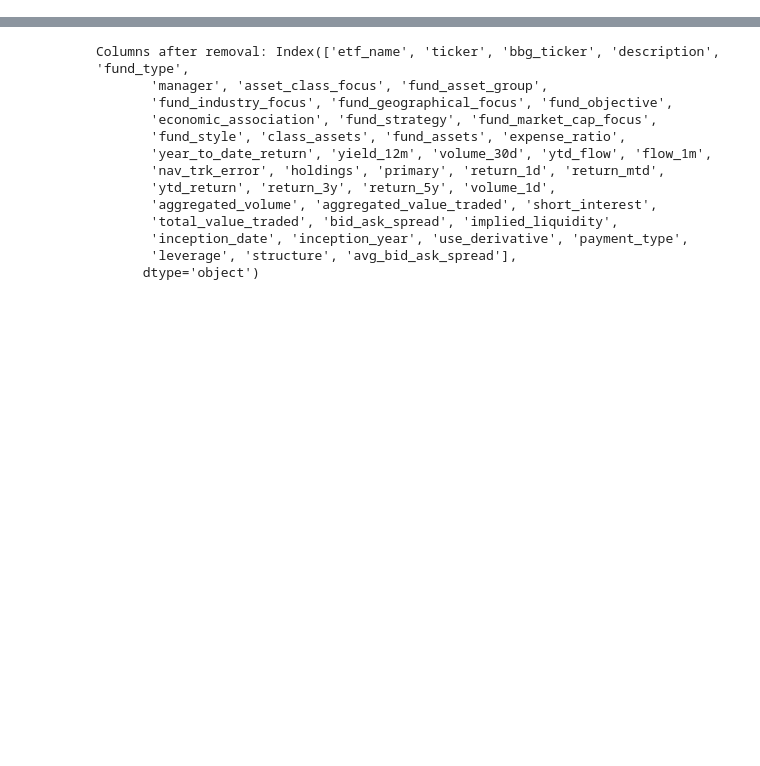
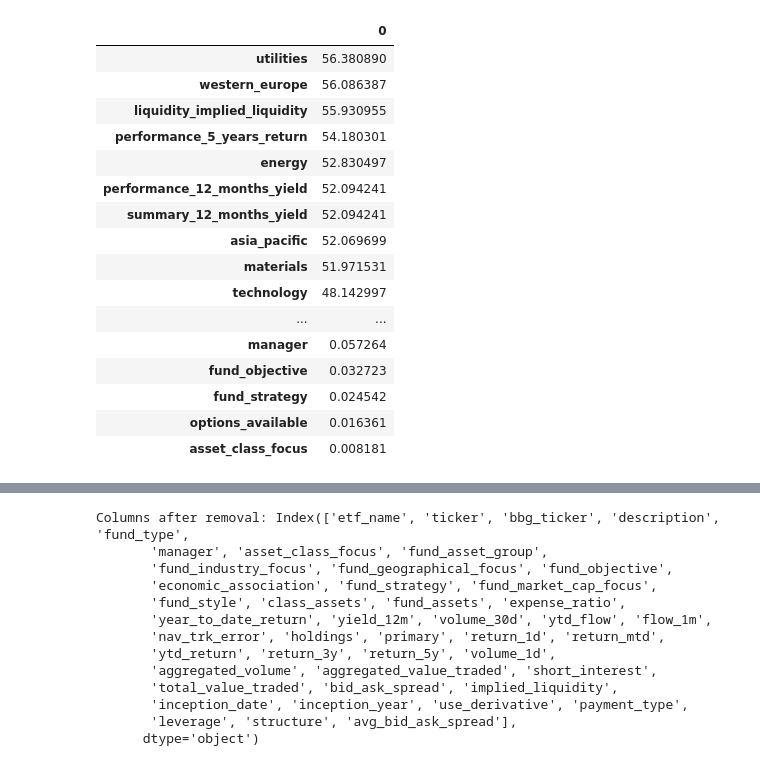
Before and after one commit to olegroshka/FolioLLM, a Jupyter notebook: src/dataset/data processing playgound.ipynb, the cells around one changed output, grey strips where cells are left out. Saved outputs shown, nothing was run; the diff lists cells and outputs as text; code cells hidden in the pictures; blank space fills up the shorter version.

```diff
--- a/src/dataset/data processing playgound.ipynb
+++ b/src/dataset/data processing playgound.ipynb
@@ -78,0 +86,21 @@ print(df[['inception_year']].head())
+# %%
+fields_to_remove = [
+    'yas_modified_duration',
+    'naic',
+    'central_asia',
+    'eastern_europe',
+    'diversified',
+    'liquidity_open_interest',
+    'sfdr_class',
+    'latin_america',
+    'performance_10_years_return',
+    'africa_middle_east',
+    'liquidity_short_interest',
+    'government'
+]
+
+# Remove the specified fields from the DataFrame
+df.drop(columns=fields_to_remove, inplace=True)
+
+# Display the updated DataFrame
+print(df.head())
@@ -78,0 +125,39 @@ print(df[['inception_year']].head())
+# %%
+import pandas as pd
+import numpy as np
+
+# Replace "Not Available", "nan", and null values with np.nan
+df.replace(["Not Available", "nan", None], np.nan, inplace=True)
+
+# Calculate the percentage of missing values for each column
+missing_percentage = (df.isnull().sum() / len(df)) * 100
+
+# Sort the columns by the percentage of missing values in descending order
+sorted_missing_percentage = missing_percentage.sort_values(ascending=False)
+
+# Display the top records by missing fields in descending order with percentage
+top_missing_fields = sorted_missing_percentage[sorted_missing_percentage > 0]
+
+# Create a scrollable display
+from IPython.display import display, HTML
+
+html = top_missing_fields.to_frame().to_html()
+display(HTML(f'<div style="max-height: 300px; overflow-y: scroll;">{html}</div>'))
+# %% [output]
+|  | 0 |
+| utilities | 56.380890 |
+| western_europe | 56.086387 |
+| liquidity_implied_liquidity | 55.930955 |
+| performance_5_years_return | 54.180301 |
+| energy | 52.830497 |
+| performance_12_months_yield | 52.094241 |
+| summary_12_months_yield | 52.094241 |
+| asia_pacific | 52.069699 |
+| materials | 51.971531 |
+| technology | 48.142997 |
+| ... | ... |
+| manager | 0.057264 |
+| fund_objective | 0.032723 |
+| fund_strategy | 0.024542 |
+| options_available | 0.016361 |
+| asset_class_focus | 0.008181 |
```
Also changed, not shown: parts of 21 cells of this notebook, 10 other files.
